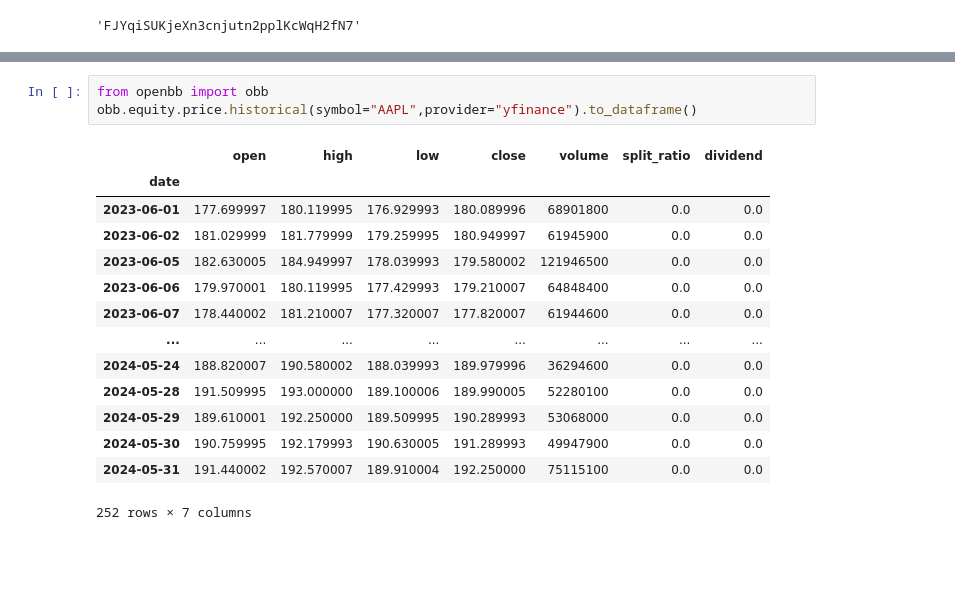
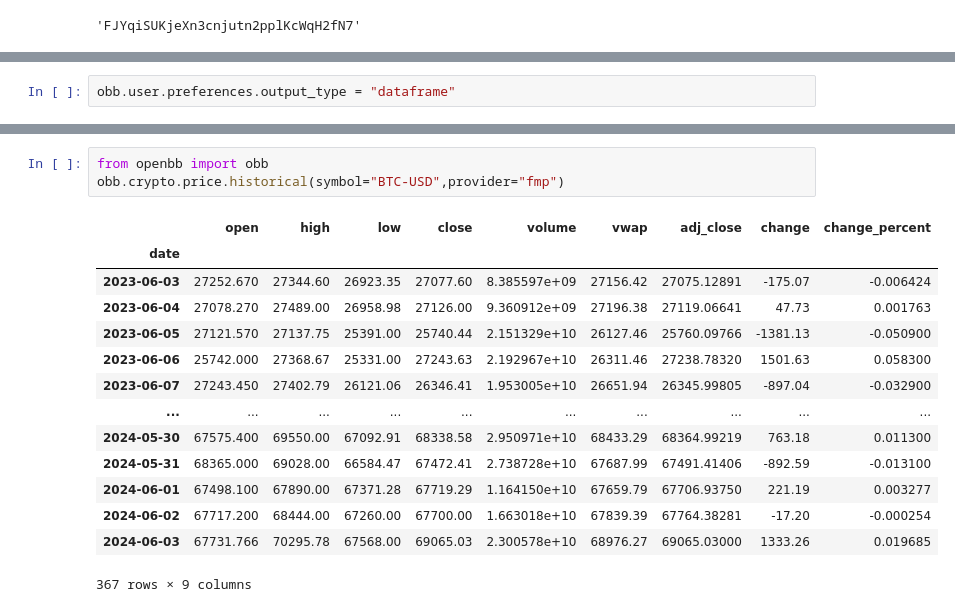
Before and after one commit to Athe-kunal/openbb-agent, a Jupyter notebook: FunctionCalling.ipynb, the cells around one changed output, grey strips where cells are left out. Cells and saved outputs as stored; diff of their text form; blank space fills up the shorter version.

Commit message:
function calling with OpenBB

```diff
--- a/FunctionCalling.ipynb
+++ b/FunctionCalling.ipynb
@@ -142,0 +217,2 @@ openbb_core.env.dotenv.get_key(dotenv_path=".env",key_to_get="FMP_API_KEY")
+# %%
+obb.user.preferences.output_type = "dataframe"
@@ -143,18 +543,18 @@ openbb_core.env.dotenv.get_key(dotenv_path=".env",key_to_get="FMP_API_KEY")
 # %%
 from openbb import obb
-obb.equity.price.historical(symbol="AAPL",provider="yfinance").to_dataframe()
+obb.crypto.price.historical(symbol="BTC-USD",provider="fmp")
 # %% [output]
-|  | open | high | low | close | volume | split_ratio | dividend |
-| date |  |  |  |  |  |  |  |
-| 2023-06-01 | 177.699997 | 180.119995 | 176.929993 | 180.089996 | 68901800 | 0.0 | 0.0 |
-| 2023-06-02 | 181.029999 | 181.779999 | 179.259995 | 180.949997 | 61945900 | 0.0 | 0.0 |
-| 2023-06-05 | 182.630005 | 184.949997 | 178.039993 | 179.580002 | 121946500 | 0.0 | 0.0 |
-| 2023-06-06 | 179.970001 | 180.119995 | 177.429993 | 179.210007 | 64848400 | 0.0 | 0.0 |
-| 2023-06-07 | 178.440002 | 181.210007 | 177.320007 | 177.820007 | 61944600 | 0.0 | 0.0 |
-| ... | ... | ... | ... | ... | ... | ... | ... |
-| 2024-05-24 | 188.820007 | 190.580002 | 188.039993 | 189.979996 | 36294600 | 0.0 | 0.0 |
-| 2024-05-28 | 191.509995 | 193.000000 | 189.100006 | 189.990005 | 52280100 | 0.0 | 0.0 |
-| 2024-05-29 | 189.610001 | 192.250000 | 189.509995 | 190.289993 | 53068000 | 0.0 | 0.0 |
-| 2024-05-30 | 190.759995 | 192.179993 | 190.630005 | 191.289993 | 49947900 | 0.0 | 0.0 |
-| 2024-05-31 | 191.440002 | 192.570007 | 189.910004 | 192.250000 | 75115100 | 0.0 | 0.0 |
+|  | open | high | low | close | volume | vwap | adj_close | change | change_percent |
+| date |  |  |  |  |  |  |  |  |  |
+| 2023-06-03 | 27252.670 | 27344.60 | 26923.35 | 27077.60 | 8.385597e+09 | 27156.42 | 27075.12891 | -175.07 | -0.006424 |
+| 2023-06-04 | 27078.270 | 27489.00 | 26958.98 | 27126.00 | 9.360912e+09 | 27196.38 | 27119.06641 | 47.73 | 0.001763 |
+| 2023-06-05 | 27121.570 | 27137.75 | 25391.00 | 25740.44 | 2.151329e+10 | 26127.46 | 25760.09766 | -1381.13 | -0.050900 |
+| 2023-06-06 | 25742.000 | 27368.67 | 25331.00 | 27243.63 | 2.192967e+10 | 26311.46 | 27238.78320 | 1501.63 | 0.058300 |
+| 2023-06-07 | 27243.450 | 27402.79 | 26121.06 | 26346.41 | 1.953005e+10 | 26651.94 | 26345.99805 | -897.04 | -0.032900 |
+| ... | ... | ... | ... | ... | ... | ... | ... | ... | ... |
+| 2024-05-30 | 67575.400 | 69550.00 | 67092.91 | 68338.58 | 2.950971e+10 | 68433.29 | 68364.99219 | 763.18 | 0.011300 |
+| 2024-05-31 | 68365.000 | 69028.00 | 66584.47 | 67472.41 | 2.738728e+10 | 67687.99 | 67491.41406 | -892.59 | -0.013100 |
+| 2024-06-01 | 67498.100 | 67890.00 | 67371.28 | 67719.29 | 1.164150e+10 | 67659.79 | 67706.93750 | 221.19 | 0.003277 |
+| 2024-06-02 | 67717.200 | 68444.00 | 67260.00 | 67700.00 | 1.663018e+10 | 67839.39 | 67764.38281 | -17.20 | -0.000254 |
+| 2024-06-03 | 67731.766 | 70295.78 | 67568.00 | 69065.03 | 2.300578e+10 | 68976.27 | 69065.03000 | 1333.26 | 0.019685 |
-252 rows × 7 columns
+367 rows × 9 columns
```
Also changed, not shown: parts of 35 cells of this notebook, 1 other file.
